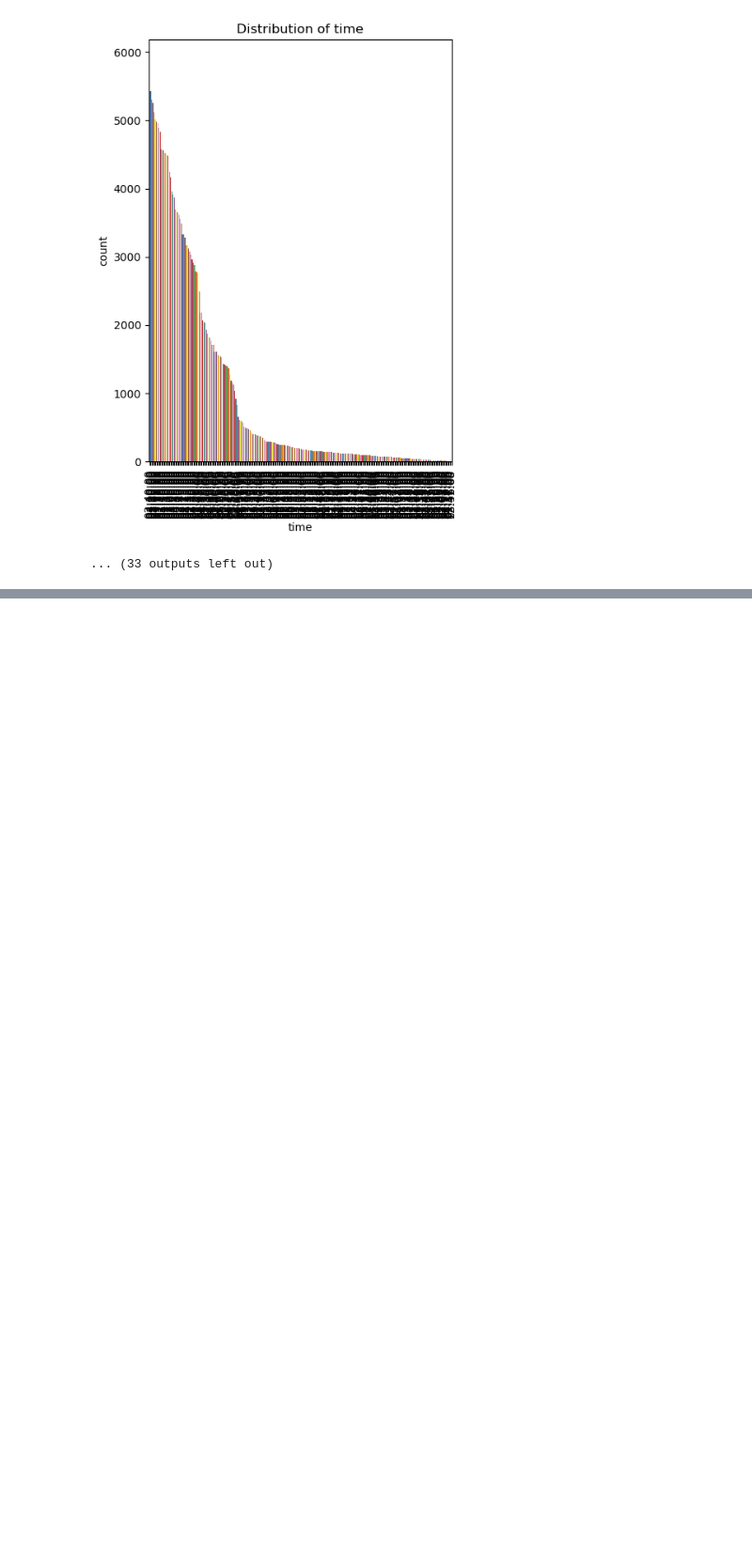
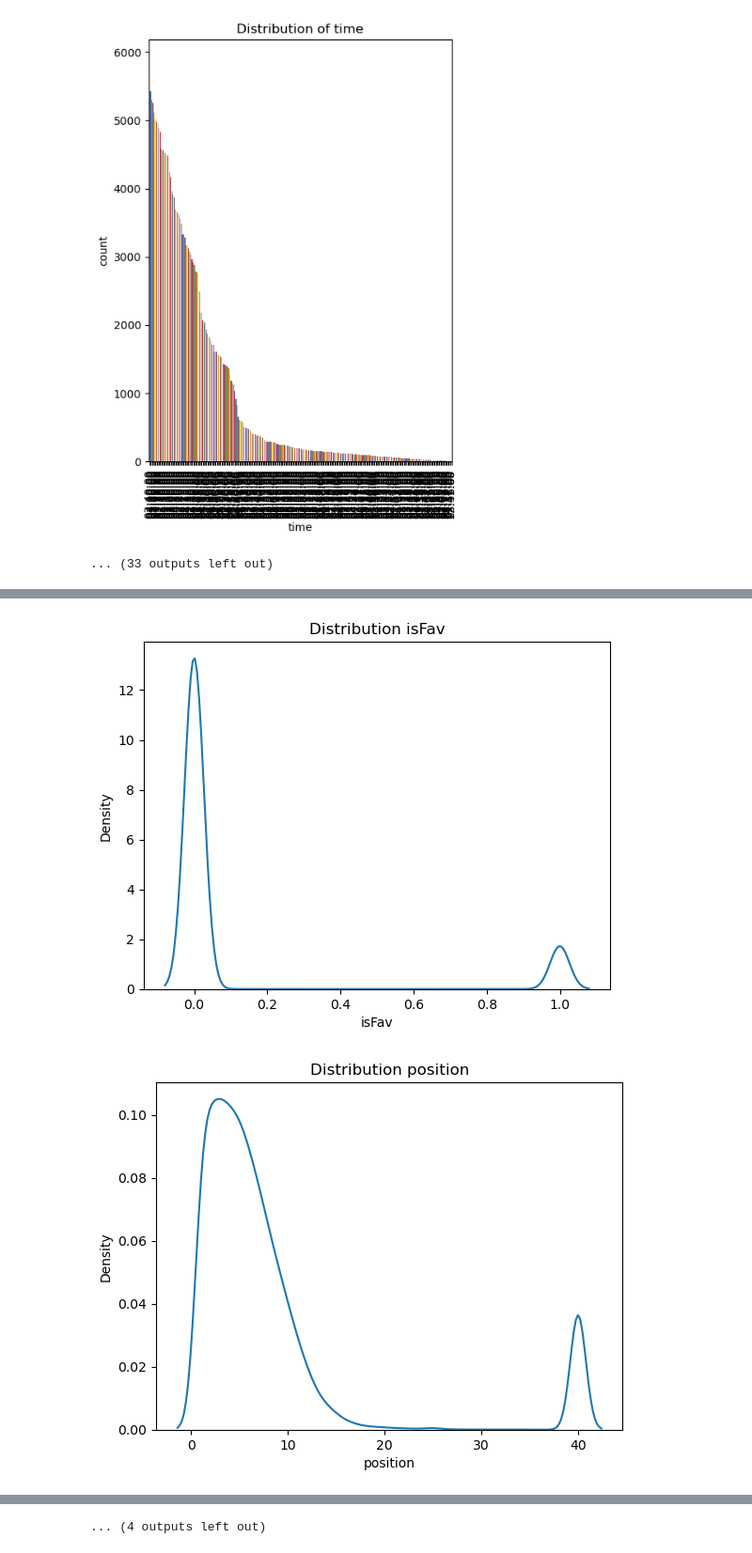
Before and after one commit to Karthick-source/Horse-Race-Prediction, a Jupyter notebook: Horse_race_prediction.ipynb, the cells around one changed output, grey strips where cells are left out. Shown at 94% size. Drawn from its saved outputs; the diff is of its cells as text; code cells hidden in the pictures; blank space fills up the shorter version.

```diff
--- a/Horse_race_prediction.ipynb
+++ b/Horse_race_prediction.ipynb
@@ -1016,0 +1102,3 @@ df[["AgeGroup","meters"]].groupby(["AgeGroup"]).value_counts().reset_index()
+# %%
+# Dropping col which are colerrated
+df.drop(["HorseAge","meters","weight","Odds","class","dist"],axis=1,inplace=True)
@@ -1016,0 +1111,10 @@ df[["AgeGroup","meters"]].groupby(["AgeGroup"]).value_counts().reset_index()
+# %%
+#plotting kde plots
+
+for i in df.columns:
+    sns.kdeplot(df[i])
+    plt.title("Distribution "+str(i))
+    plt.show()
+# %% [output]
+[figure, added]
+[figure, added]
@@ -1016,0 +1131 @@ df[["AgeGroup","meters"]].groupby(["AgeGroup"]).value_counts().reset_index()
+... (4 outputs left out)
```
Also changed, not shown: parts of 29 cells of this notebook.
